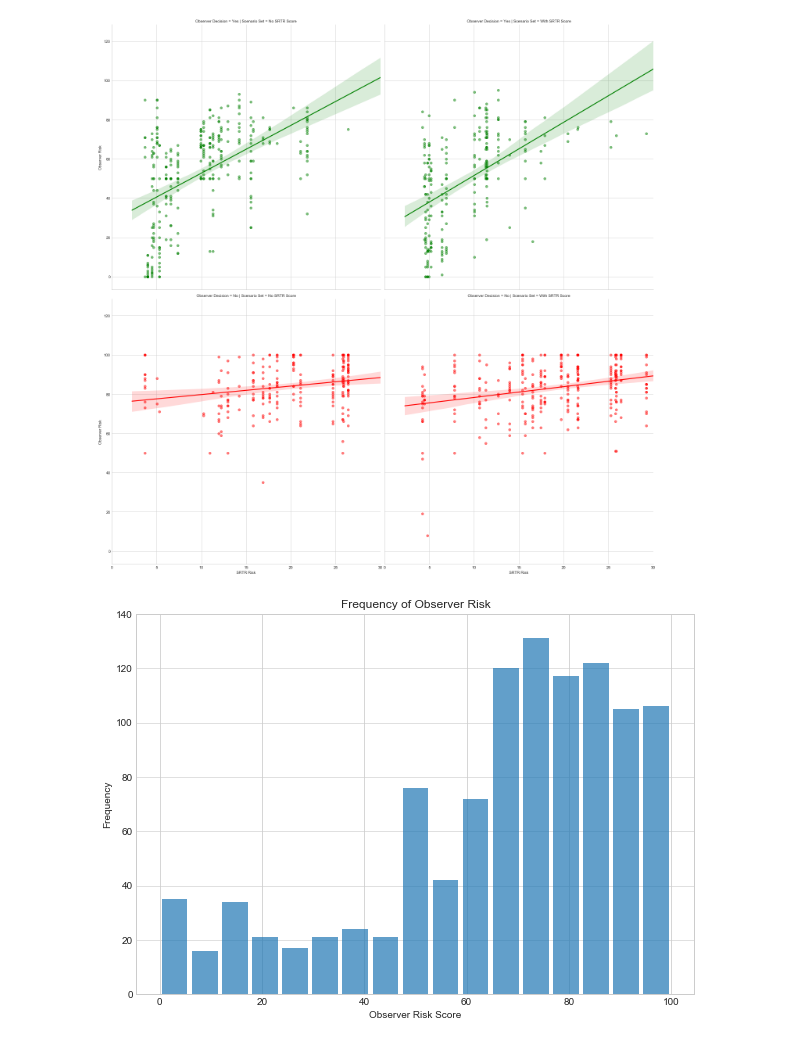
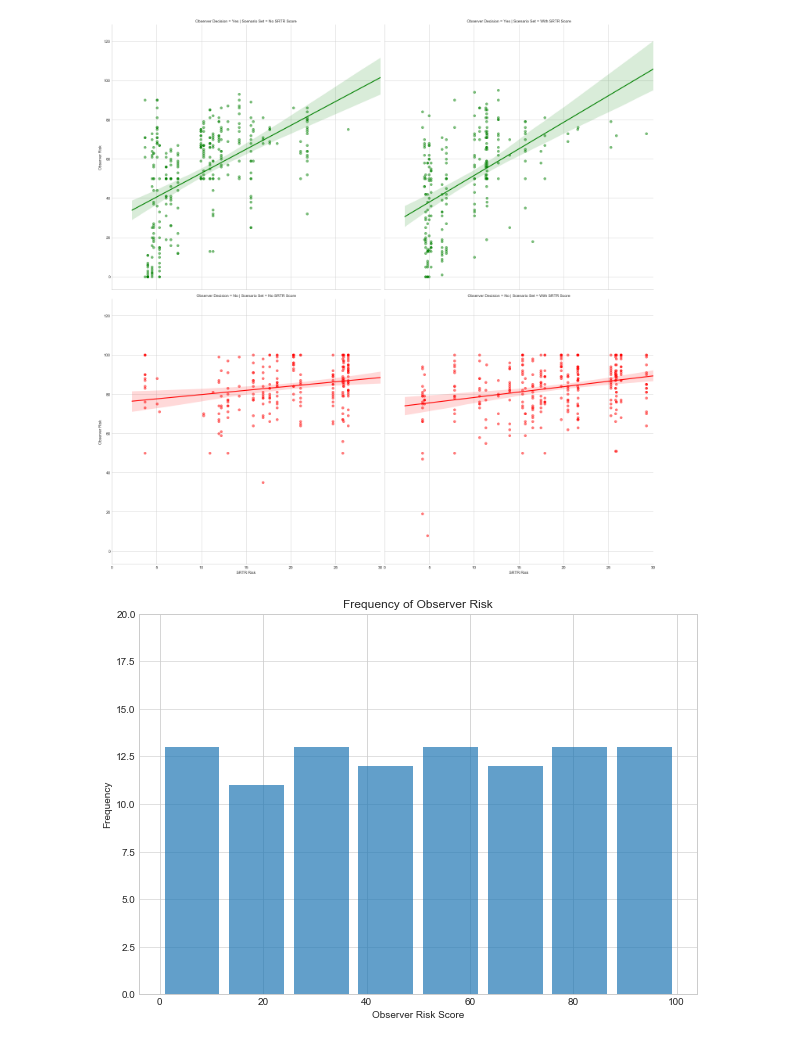
Before and after one commit to peterjmartinson/heart-survey, a Jupyter notebook: HeartSurvey.ipynb, the cells around one changed output. Saved outputs shown, nothing was run; the diff lists cells and outputs as text; code cells hidden in the pictures.

```diff
--- a/HeartSurvey.ipynb
+++ b/HeartSurvey.ipynb
@@ -707,19 +927,21 @@ plt.savefig('plot_SRTRvsObserver_fit_sliced.jpg')
 # %%
 plt.figure(figsize=(10, 7))
 
+df = master_data['Observer Risk'].drop_duplicates()
+
 # An "interface" to matplotlib.axes.Axes.hist() method
-n, bins, patches = plt.hist(x=master_data['Observer Risk'], bins='auto', alpha=0.7, rwidth=0.85)
+n, bins, patches = plt.hist(x=df, bins='auto', alpha=0.7, rwidth=0.85)
 plt.grid(axis='y', alpha=0.75)
 plt.xlabel('Observer Risk Score')
 plt.ylabel('Frequency')
 plt.title('Frequency of Observer Risk')
 maxfreq = n.max()
 # Set a clean upper y-axis limit.
 
 plt.ylim(ymax=np.ceil(maxfreq / 10) * 10 if maxfreq % 10 else maxfreq + 10)
 plt.savefig('histogram_ObserverRisk.jpg')
 # %% [output]
-[figure, old version]
+[figure, new version]
 # %%
 plt.figure(figsize=(10, 7))
 
```
Also changed, not shown: parts of 15 cells of this notebook, 14 other files.
